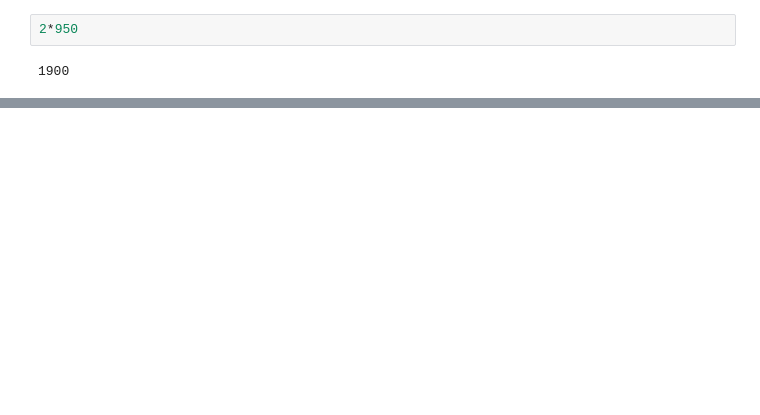
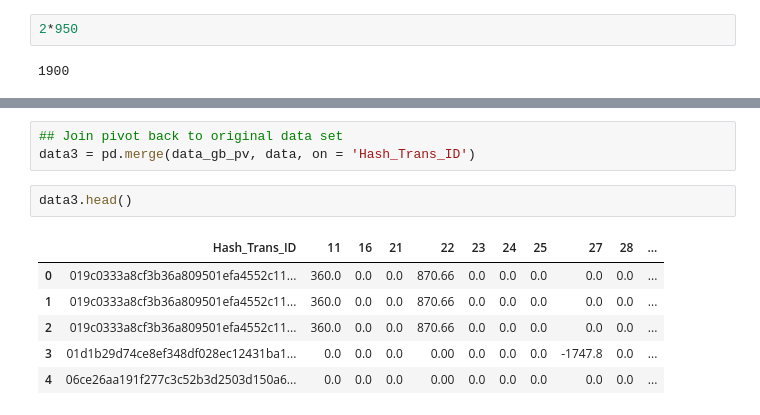
Before and after one commit to consta35/thd, a Jupyter notebook: Intro_to_python.ipynb, the cells around one changed output, grey strips where cells are left out. Cells and saved outputs as stored; diff of their text form; blank space fills up the shorter version.

```diff
--- a/Intro_to_python.ipynb
+++ b/Intro_to_python.ipynb
@@ -133,0 +203,12 @@ df2.groupby(['PRO']).agg({'POS_Sales': 'mean'}).reset_index()
+# %%
+## Join pivot back to original data set
+data3 = pd.merge(data_gb_pv, data, on = 'Hash_Trans_ID')
+# %%
+data3.head()
+# %% [output]
+|  | Hash_Trans_ID | 11 | 16 | 21 | 22 | 23 | 24 | 25 | 27 | 28 | ... |
+| 0 | 019c0333a8cf3b36a809501efa4552c11... | 360.0 | 0.0 | 0.0 | 870.66 | 0.0 | 0.0 | 0.0 | 0.0 | 0.0 | ... |
+| 1 | 019c0333a8cf3b36a809501efa4552c11... | 360.0 | 0.0 | 0.0 | 870.66 | 0.0 | 0.0 | 0.0 | 0.0 | 0.0 | ... |
+| 2 | 019c0333a8cf3b36a809501efa4552c11... | 360.0 | 0.0 | 0.0 | 870.66 | 0.0 | 0.0 | 0.0 | 0.0 | 0.0 | ... |
+| 3 | 01d1b29d74ce8ef348df028ec12431ba1... | 0.0 | 0.0 | 0.0 | 0.00 | 0.0 | 0.0 | 0.0 | -1747.8 | 0.0 | ... |
+| 4 | 06ce26aa191f277c3c52b3d2503d150a6... | 0.0 | 0.0 | 0.0 | 0.00 | 0.0 | 0.0 | 0.0 | 0.0 | 0.0 | ... |
```
Also changed, not shown: parts of 39 cells of this notebook.
